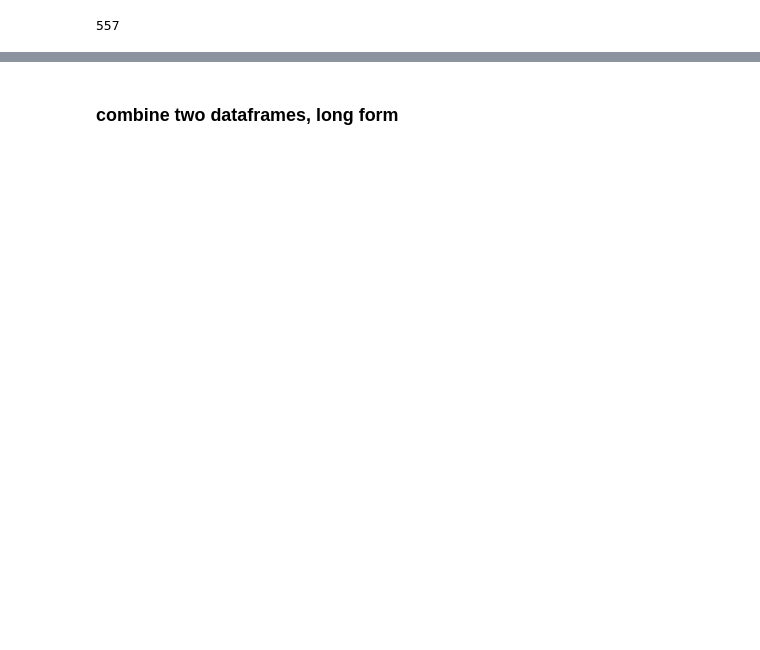
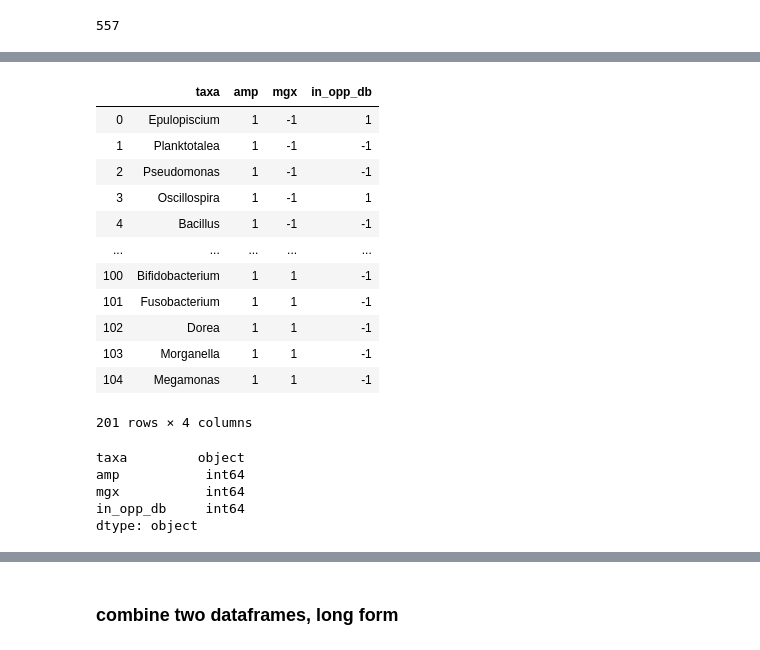
Before and after one commit to Klepac-Ceraj-Lab/thesis, a Jupyter notebook: paper-abundance-tables/metaphlan3-abundance-table.ipynb, the cells around one changed output, grey strips where cells are left out. Saved outputs shown, nothing was run; the diff lists cells and outputs as text; code cells hidden in the pictures; blank space fills up the shorter version.

```diff
--- a/paper-abundance-tables/metaphlan3-abundance-table.ipynb
+++ b/paper-abundance-tables/metaphlan3-abundance-table.ipynb
@@ -299 +309,37 @@ unique = pd.concat([amp, mgx], axis=1)
+# %%
+# make database dictionary
+db_dict = {str(s): {} for s in database_info["taxa"]}
+for index, row in database_info.iterrows():
+    df_info = row["in_opp_db"]
+    db_dict[row["taxa"]]= df_info
+# %%
+phylo_mapping["in_opp_db"] = phylo_mapping["taxa"].map(db_dict)
+# %%
+phylo_mapping.fillna(-1, inplace=True)
+# %%
+phylo_mapping["in_opp_db"] = phylo_mapping["in_opp_db"].astype(int)
+# %%
+phylo_mapping
+# %% [output]
+|  | taxa | amp | mgx | in_opp_db |
+| 0 | Epulopiscium | 1 | -1 | 1 |
+| 1 | Planktotalea | 1 | -1 | -1 |
+| 2 | Pseudomonas | 1 | -1 | -1 |
+| 3 | Oscillospira | 1 | -1 | 1 |
+| 4 | Bacillus | 1 | -1 | -1 |
+| ... | ... | ... | ... | ... |
+| 100 | Bifidobacterium | 1 | 1 | -1 |
+| 101 | Fusobacterium | 1 | 1 | -1 |
+| 102 | Dorea | 1 | 1 | -1 |
+| 103 | Morganella | 1 | 1 | -1 |
+| 104 | Megamonas | 1 | 1 | -1 |
+201 rows × 4 columns
+# %%
+phylo_mapping.dtypes
+# %% [output]
+taxa         object
+amp           int64
+mgx           int64
+in_opp_db     int64
+dtype: object
 # %%
```
Also changed, not shown: parts of 23 cells of this notebook, 4 other files.
